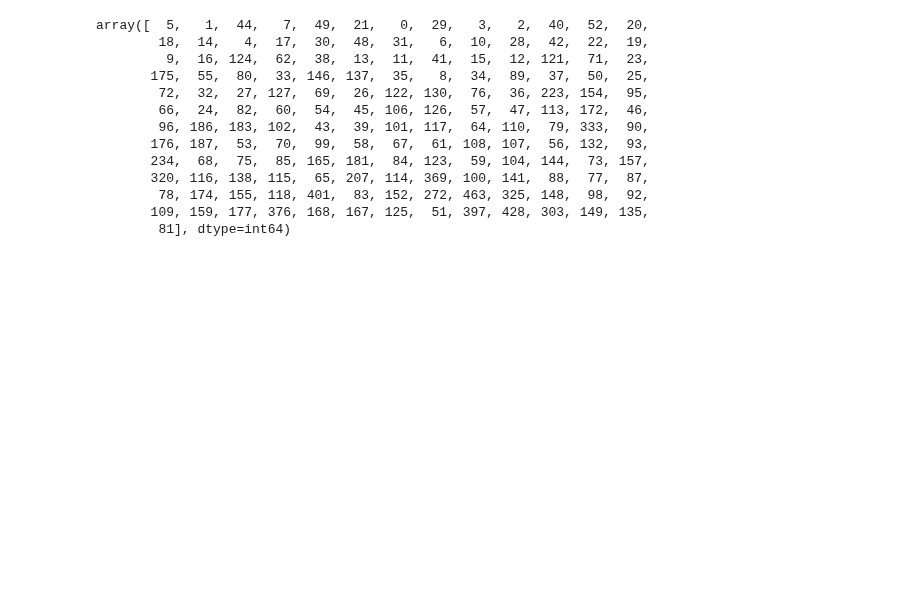
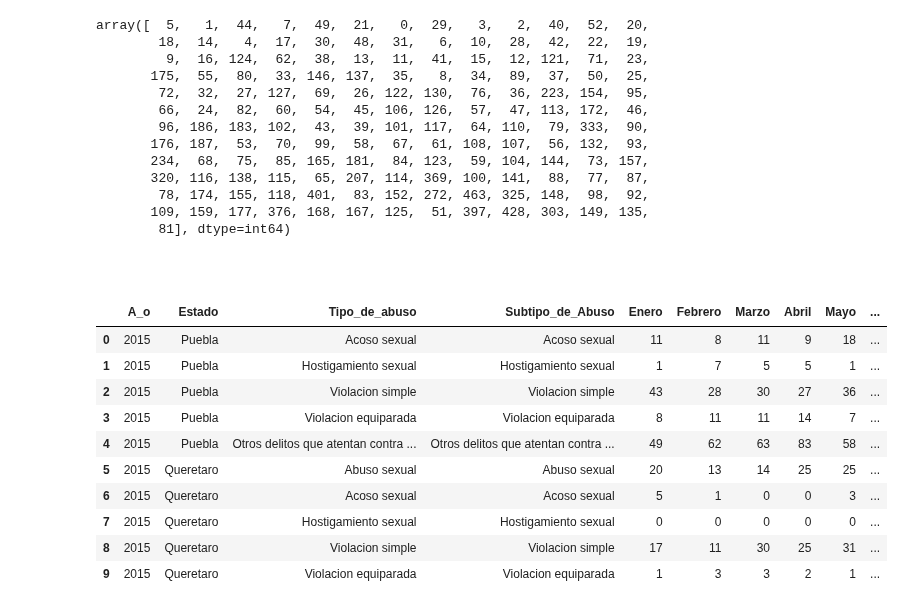
Before and after one commit to BlackEddit/EDA_Cleasings, a Jupyter notebook: EDA_Sexual_Agression.ipynb, the cells around one changed output. Drawn from its saved outputs; the diff is of its cells as text; code cells hidden in the pictures; blank space fills up the shorter version.

```diff
--- a/EDA_Sexual_Agression.ipynb
+++ b/EDA_Sexual_Agression.ipynb
@@ -175,3 +175,19 @@ array([  5,   1,  44,   7,  49,  21,   0,  29,   3,   2,  40,  52,  20,
         78, 174, 155, 118, 401,  83, 152, 272, 463, 325, 148,  98,  92,
        109, 159, 177, 376, 168, 167, 125,  51, 397, 428, 303, 149, 135,
         81], dtype=int64)
+# %% [markdown]
+#
+# %%
+df_sex_agreson.head(10)
+# %% [output]
+|  | A_o | Estado | Tipo_de_abuso | Subtipo_de_Abuso | Enero | Febrero | Marzo | Abril | Mayo | ... |
+| 0 | 2015 | Puebla | Acoso sexual | Acoso sexual | 11 | 8 | 11 | 9 | 18 | ... |
+| 1 | 2015 | Puebla | Hostigamiento sexual | Hostigamiento sexual | 1 | 7 | 5 | 5 | 1 | ... |
+| 2 | 2015 | Puebla | Violacion simple | Violacion simple | 43 | 28 | 30 | 27 | 36 | ... |
+| 3 | 2015 | Puebla | Violacion equiparada | Violacion equiparada | 8 | 11 | 11 | 14 | 7 | ... |
+| 4 | 2015 | Puebla | Otros delitos que atentan contra ... | Otros delitos que atentan contra ... | 49 | 62 | 63 | 83 | 58 | ... |
+| 5 | 2015 | Queretaro | Abuso sexual | Abuso sexual | 20 | 13 | 14 | 25 | 25 | ... |
+| 6 | 2015 | Queretaro | Acoso sexual | Acoso sexual | 5 | 1 | 0 | 0 | 3 | ... |
+| 7 | 2015 | Queretaro | Hostigamiento sexual | Hostigamiento sexual | 0 | 0 | 0 | 0 | 0 | ... |
+| 8 | 2015 | Queretaro | Violacion simple | Violacion simple | 17 | 11 | 30 | 25 | 31 | ... |
+| 9 | 2015 | Queretaro | Violacion equiparada | Violacion equiparada | 1 | 3 | 3 | 2 | 1 | ... |
```
Also changed, not shown: parts of 6 cells of this notebook.
